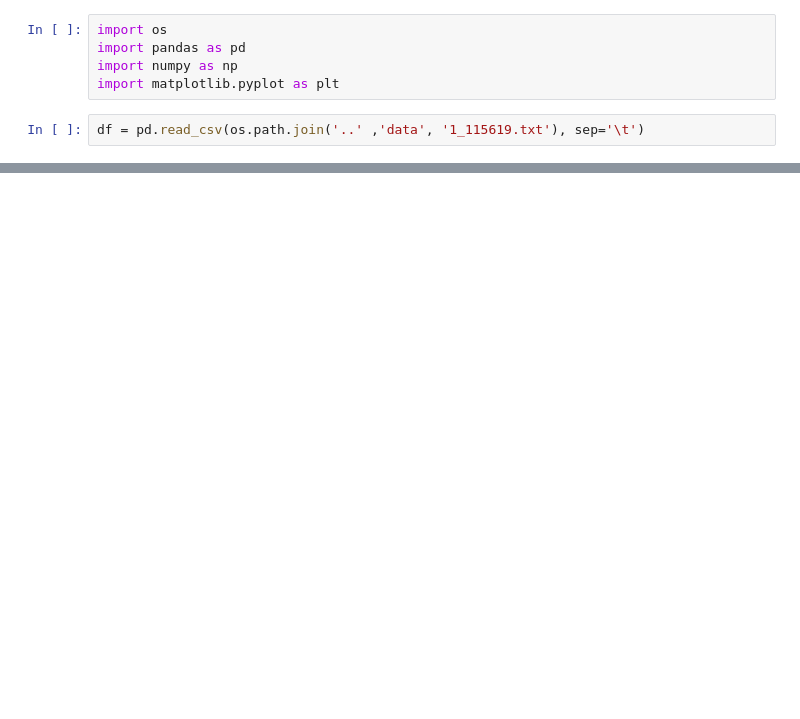
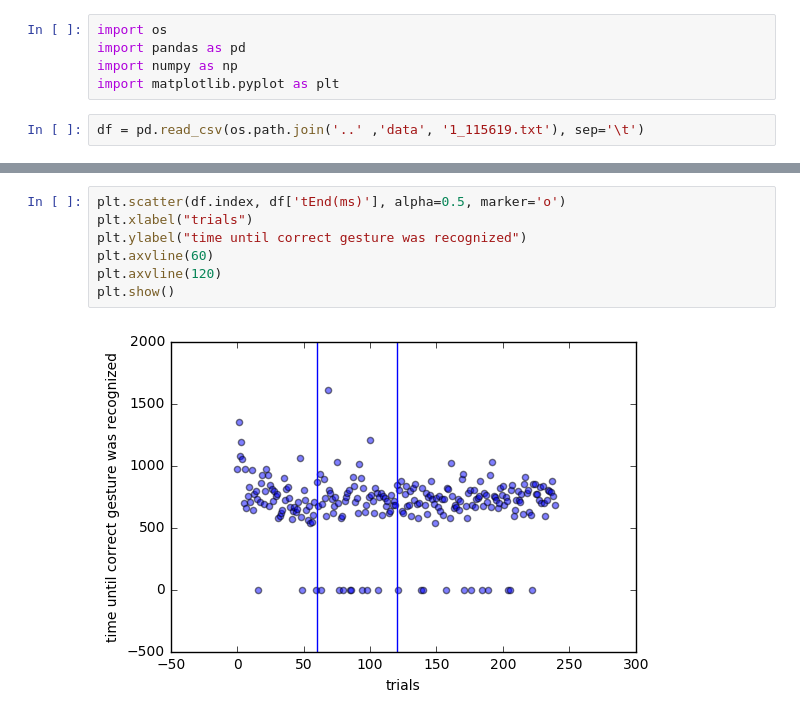
Before and after one commit to alpreu/FITstudy, a Jupyter notebook: notebook/first_analysis.ipynb, the cells around one changed output, grey strips where cells are left out. Saved outputs shown, nothing was run; the diff lists cells and outputs as text; blank space fills up the shorter version.

```diff
--- a/notebook/first_analysis.ipynb
+++ b/notebook/first_analysis.ipynb
@@ -23,0 +24,9 @@ plt.show()
+# %%
+plt.scatter(df.index, df['tEnd(ms)'], alpha=0.5, marker='o')
+plt.xlabel("trials")
+plt.ylabel("time until correct gesture was recognized")
+plt.axvline(60)
+plt.axvline(120)
+plt.show()
+# %% [output]
+[figure, added]
```
Also changed, not shown: parts of 1 cell of this notebook.
